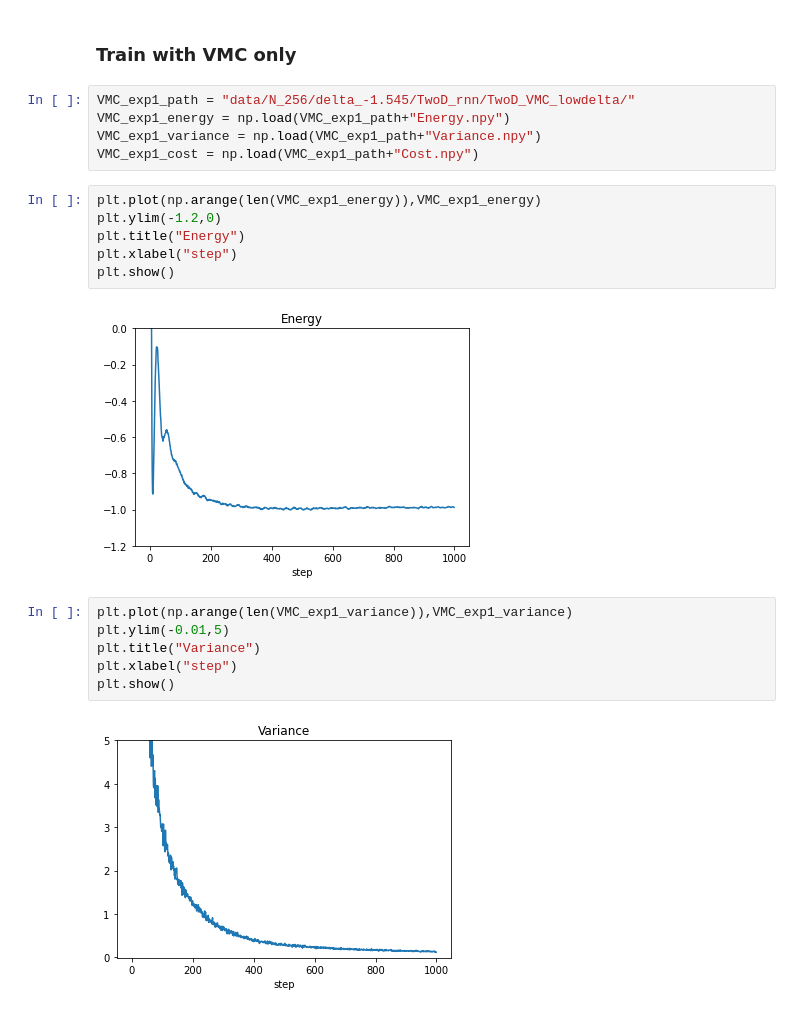
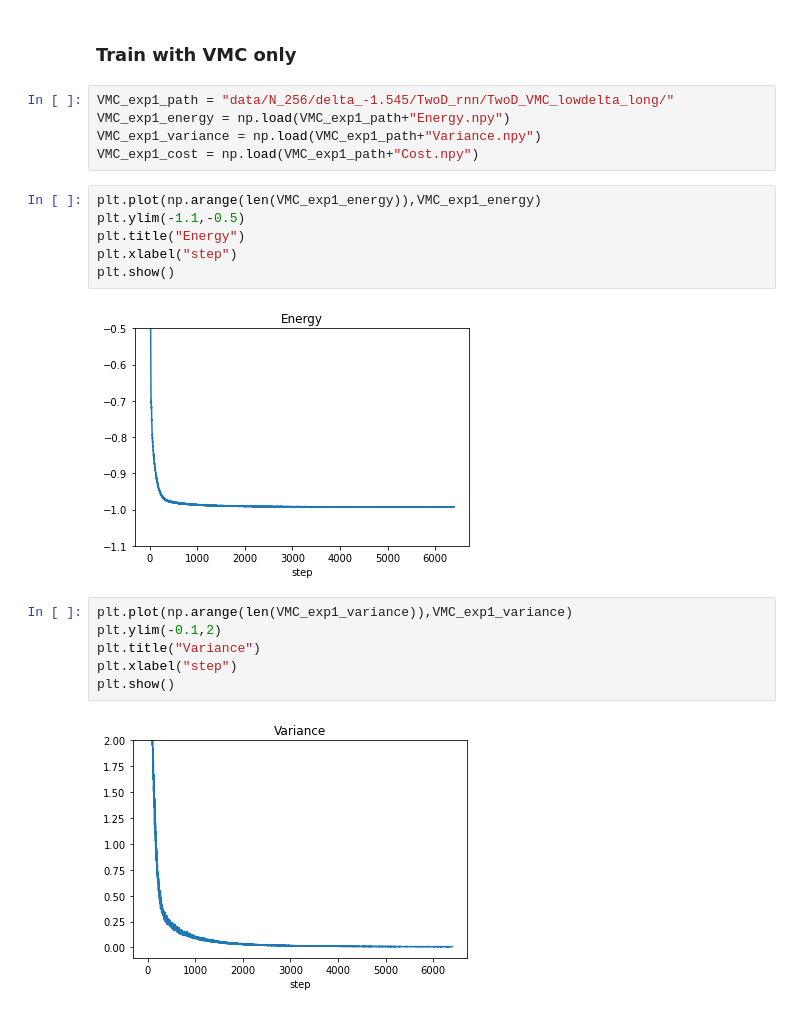
Before and after one commit to slattekr/RydbergStateReReconstruction, a Jupyter notebook: Main/KZ_notebooks/Experiments Round 1.ipynb, the cells around one changed output. Saved outputs shown, nothing was run; the diff lists cells and outputs as text.

```diff
--- a/Main/KZ_notebooks/Experiments Round 1.ipynb
+++ b/Main/KZ_notebooks/Experiments Round 1.ipynb
@@ -68,23 +105,23 @@ plt.show()
 # %% [markdown]
 ### Train with VMC only
 # %%
-VMC_exp1_path = "data/N_256/delta_-1.545/TwoD_rnn/TwoD_VMC_lowdelta/"
+VMC_exp1_path = "data/N_256/delta_-1.545/TwoD_rnn/TwoD_VMC_lowdelta_long/"
 VMC_exp1_energy = np.load(VMC_exp1_path+"Energy.npy")
 VMC_exp1_variance = np.load(VMC_exp1_path+"Variance.npy")
 VMC_exp1_cost = np.load(VMC_exp1_path+"Cost.npy")
 # %%
 plt.plot(np.arange(len(VMC_exp1_energy)),VMC_exp1_energy)
-plt.ylim(-1.2,0)
+plt.ylim(-1.1,-0.5)
 plt.title("Energy")
 plt.xlabel("step")
 plt.show()
 # %% [output]
-[figure, old version]
+[figure, new version]
 # %%
 plt.plot(np.arange(len(VMC_exp1_variance)),VMC_exp1_variance)
-plt.ylim(-0.01,5)
+plt.ylim(-0.1,2)
 plt.title("Variance")
 plt.xlabel("step")
 plt.show()
 # %% [output]
-[figure, old version]
+[figure, new version]
```
Also changed, not shown: parts of 28 cells of this notebook.
